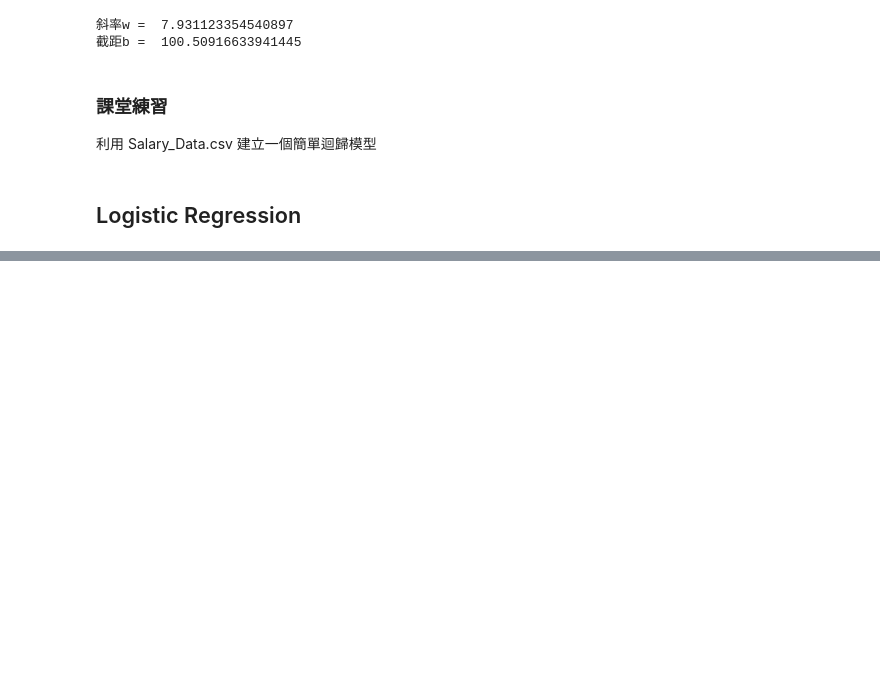
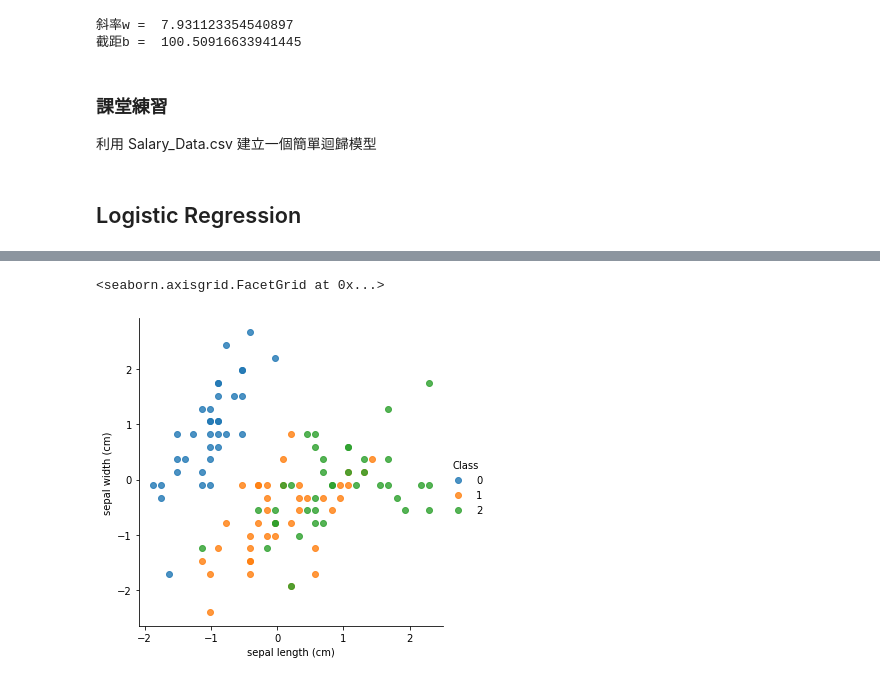
Before and after one commit to erik1110/Data-Science, a Jupyter notebook: 08_Model_Development/08_M2_Regression.ipynb, the cells around one changed output, grey strips where cells are left out. Saved outputs shown, nothing was run; the diff lists cells and outputs as text; code cells hidden in the pictures; blank space fills up the shorter version.

Commit message:
[feature] Add regression

```diff
--- a/08_Model_Development/08_M2_Regression.ipynb
+++ b/08_Model_Development/08_M2_Regression.ipynb
@@ -69,0 +122,13 @@ print("截距b = ", intercept[0])
+# %%
+# Logistic Regression
+
+# Importing the libraries
+import numpy as np
+import matplotlib.pyplot as plt
+import pandas as pd
+from sklearn import datasets
+
+iris = datasets.load_iris()
+iris_df = pd.DataFrame(iris.data, columns=iris.feature_names)
+iris_df['target'] = iris.target
+iris_df['target_name'] = iris_df['target'].map({0: "setosa", 1: "versicolor", 2: "virginica"})
@@ -69,0 +149,21 @@ print("截距b = ", intercept[0])
+# %%
+X = iris_df.drop(labels=['target_name', 'target'] ,axis=1)
+y = iris_df['target'].values
+# %%
+# Splitting the dataset into the Training set and Test set
+from sklearn.model_selection import train_test_split
+X_train, X_test, y_train, y_test = train_test_split(X, y, test_size = 0.25, random_state = 42)
+
+# Feature Scaling
+from sklearn.preprocessing import StandardScaler
+sc_X = StandardScaler()
+X_train = sc_X.fit_transform(X_train)
+X_test = sc_X.transform(X_test)
+# %%
+# Fitting Logistic Regression to the Training set
+from sklearn.linear_model import LogisticRegression
+classifier = LogisticRegression(random_state = 42)
+classifier.fit(X_train, y_train)
+
+# Predicting the Test set results
+y_pred = classifier.predict(X_test)
@@ -69,0 +200,13 @@ print("截距b = ", intercept[0])
+# %%
+# 先看真實資料集
+import seaborn as sns
+# 建立訓練集的 DataFrme
+df_train=pd.DataFrame(X_train, columns=['sepal length (cm)', 'sepal width (cm)', 'petal length (cm)', 'petal width (cm)'])
+df_train['Class']=y_train
+# 建立測試集的 DataFrme
+df_test=pd.DataFrame(X_test, columns=['sepal length (cm)', 'sepal width (cm)', 'petal length (cm)', 'petal width (cm)'])
+df_test['Class']=y_test
+sns.lmplot('sepal length (cm)', 'sepal width (cm)', hue='Class', data=df_train, fit_reg=False)
+# %% [output]
+<seaborn.axisgrid.FacetGrid at 0x...>
+[figure, added]
```
Also changed, not shown: parts of 12 cells of this notebook.
